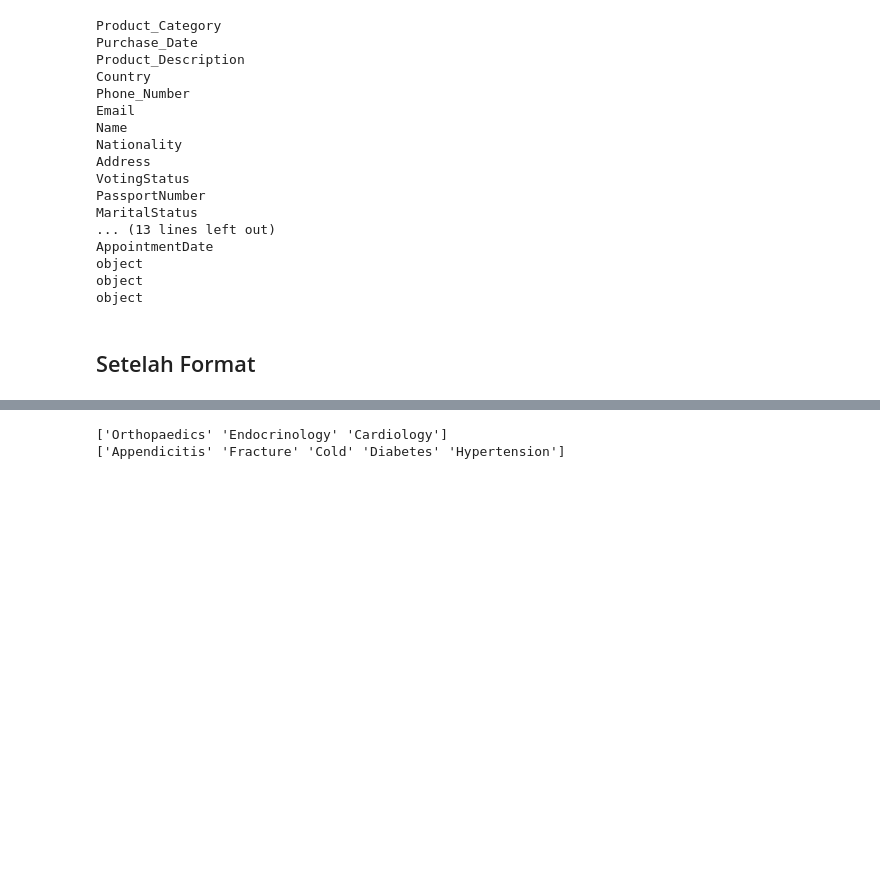
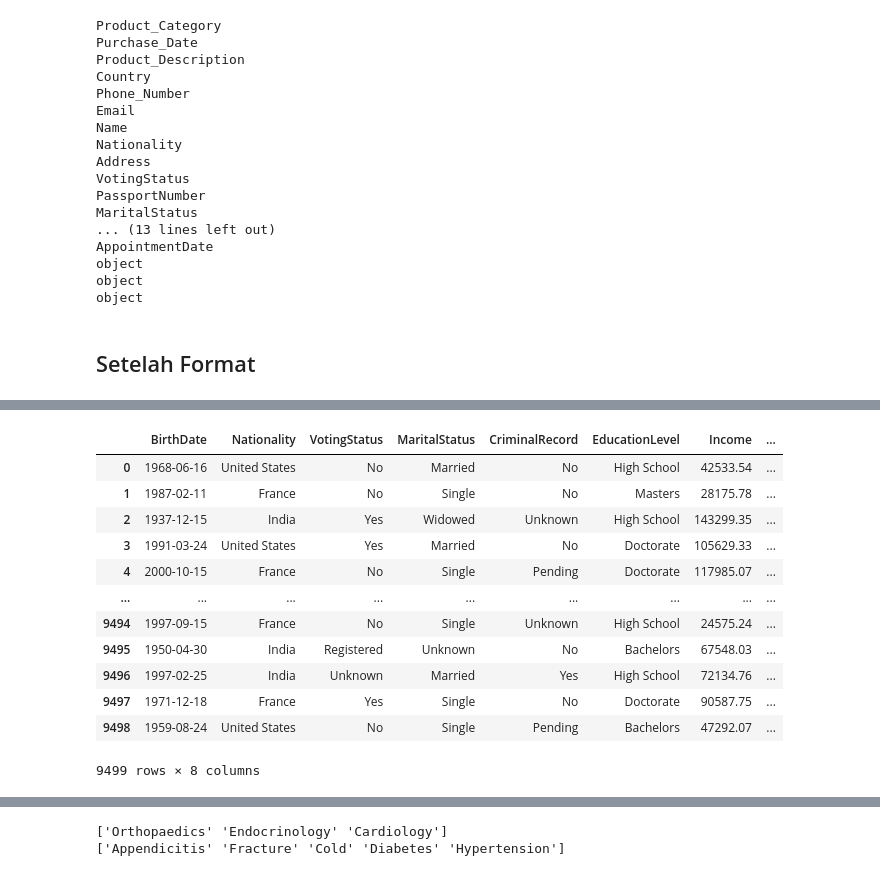
Before and after one commit to Primarizki21/Prepro-Python-Script, a Jupyter notebook: TesDataframe.ipynb, the cells around one changed output, grey strips where cells are left out. Drawn from its saved outputs; the diff is of its cells as text; code cells hidden in the pictures; blank space fills up the shorter version.

```diff
--- a/TesDataframe.ipynb
+++ b/TesDataframe.ipynb
@@ -1082,3 +1165,19 @@ df3_baru = pd.read_csv("clean-hospital_data_dirty.csv")
+# %%
+df2_baru
+# %% [output]
+|  | BirthDate | Nationality | VotingStatus | MaritalStatus | CriminalRecord | EducationLevel | Income | ... |
+| 0 | 1968-06-16 | United States | No | Married | No | High School | 42533.54 | ... |
+| 1 | 1987-02-11 | France | No | Single | No | Masters | 28175.78 | ... |
+| 2 | 1937-12-15 | India | Yes | Widowed | Unknown | High School | 143299.35 | ... |
+| 3 | 1991-03-24 | United States | Yes | Married | No | Doctorate | 105629.33 | ... |
+| 4 | 2000-10-15 | France | No | Single | Pending | Doctorate | 117985.07 | ... |
+| ... | ... | ... | ... | ... | ... | ... | ... | ... |
+| 9494 | 1997-09-15 | France | No | Single | Unknown | High School | 24575.24 | ... |
+| 9495 | 1950-04-30 | India | Registered | Unknown | No | Bachelors | 67548.03 | ... |
+| 9496 | 1997-02-25 | India | Unknown | Married | Yes | High School | 72134.76 | ... |
+| 9497 | 1971-12-18 | France | Yes | Single | No | Doctorate | 90587.75 | ... |
+| 9498 | 1959-08-24 | United States | No | Single | Pending | Bachelors | 47292.07 | ... |
+9499 rows × 8 columns
 # %%
 df3_baru
 # %% [output]
```
Also changed, not shown: parts of 9 cells of this notebook, 1 other file.
